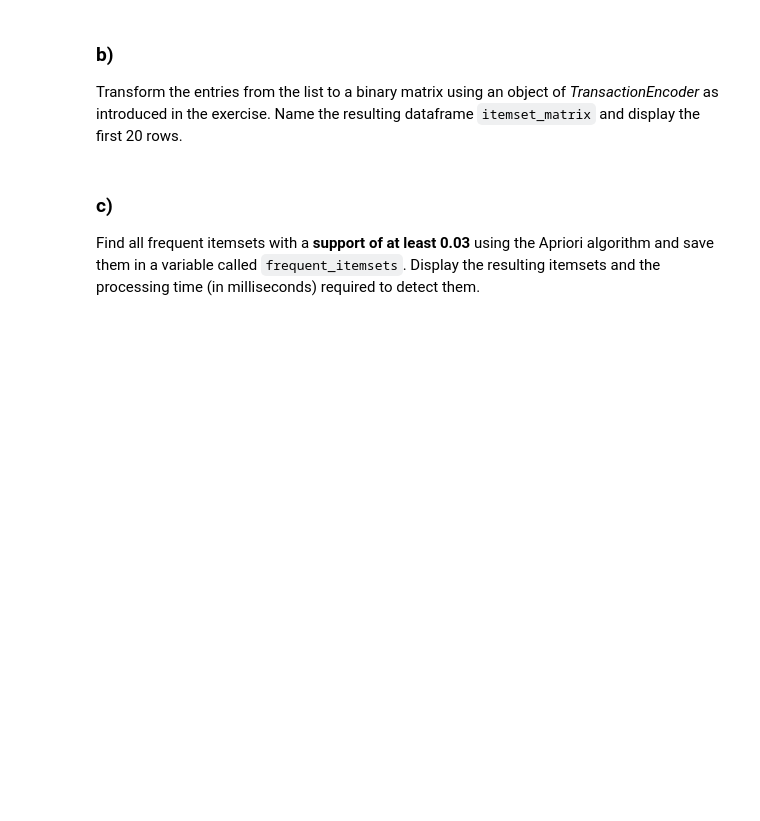
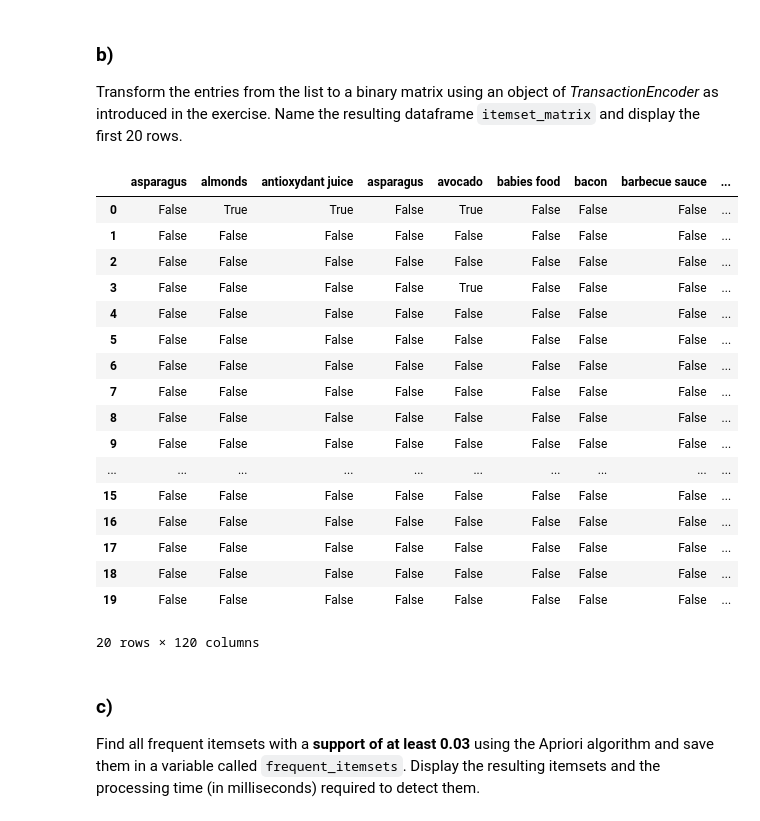
Before and after one commit to sillyduckyluck/IDS_part_2, a Jupyter notebook: Part_2/Q2_Frequent_Itemsets_Association_Rules.ipynb, the cells around one changed output. Cells and saved outputs as stored; diff of their text form; code cells hidden in the pictures; blank space fills up the shorter version.

```diff
--- a/Part_2/Q2_Frequent_Itemsets_Association_Rules.ipynb
+++ b/Part_2/Q2_Frequent_Itemsets_Association_Rules.ipynb
@@ -56,7 +56,7 @@ Load the transactions from the csv-file called **q2_store_transactions.csv** int
 # %%
 import csv
 
-# YOUR CODE HERE
-df = pd.read_csv("./datasets/q2_store_transactions.csv", header= None)
-df.head()
+with open('datasets/q2_store_transactions.csv', 'r') as file:
+    groceries = [line.strip().split(',') for line in file]
+display(groceries)
 # %% [output]
@@ -74,26 +85,30 @@ Transform the entries from the list to a binary matrix using an object of *Trans
 # %%
 from mlxtend.preprocessing import TransactionEncoder
 import pandas as pd
 
-# YOUR CODE HERE
-# Receipt - Person 1
-# Beer
-# Condoms
-
-# Receipt - Person 2
-# wine
-# cheese
-
-#Inventory
-# Beer
-# Condoms
-# Wine
-# Cheese
-# Flowers
-
-# Beer Condoms Wine Cheese Flowers
-# 1    1       0    0      0
-# 0    0       1    1      0
+encoder = TransactionEncoder()
+itemset_matrix = encoder.fit(groceries).transform(groceries)
+itemset_matrix = pd.DataFrame(itemset_matrix, columns=encoder.columns_)
+display(itemset_matrix.head(20))
+# %% [output]
+|  | asparagus | almonds | antioxydant juice | asparagus | avocado | babies food | bacon | barbecue sauce | ... |
+| 0 | False | True | True | False | True | False | False | False | ... |
+| 1 | False | False | False | False | False | False | False | False | ... |
+| 2 | False | False | False | False | False | False | False | False | ... |
+| 3 | False | False | False | False | True | False | False | False | ... |
+| 4 | False | False | False | False | False | False | False | False | ... |
+| 5 | False | False | False | False | False | False | False | False | ... |
+| 6 | False | False | False | False | False | False | False | False | ... |
+| 7 | False | False | False | False | False | False | False | False | ... |
+| 8 | False | False | False | False | False | False | False | False | ... |
+| 9 | False | False | False | False | False | False | False | False | ... |
+| ... | ... | ... | ... | ... | ... | ... | ... | ... | ... |
+| 15 | False | False | False | False | False | False | False | False | ... |
+| 16 | False | False | False | False | False | False | False | False | ... |
+| 17 | False | False | False | False | False | False | False | False | ... |
+| 18 | False | False | False | False | False | False | False | False | ... |
+| 19 | False | False | False | False | False | False | False | False | ... |
+20 rows × 120 columns
 # %%
 # Please leave this cell empty - used for grading.
 # %%
```
Also changed, not shown: parts of 17 cells of this notebook.
